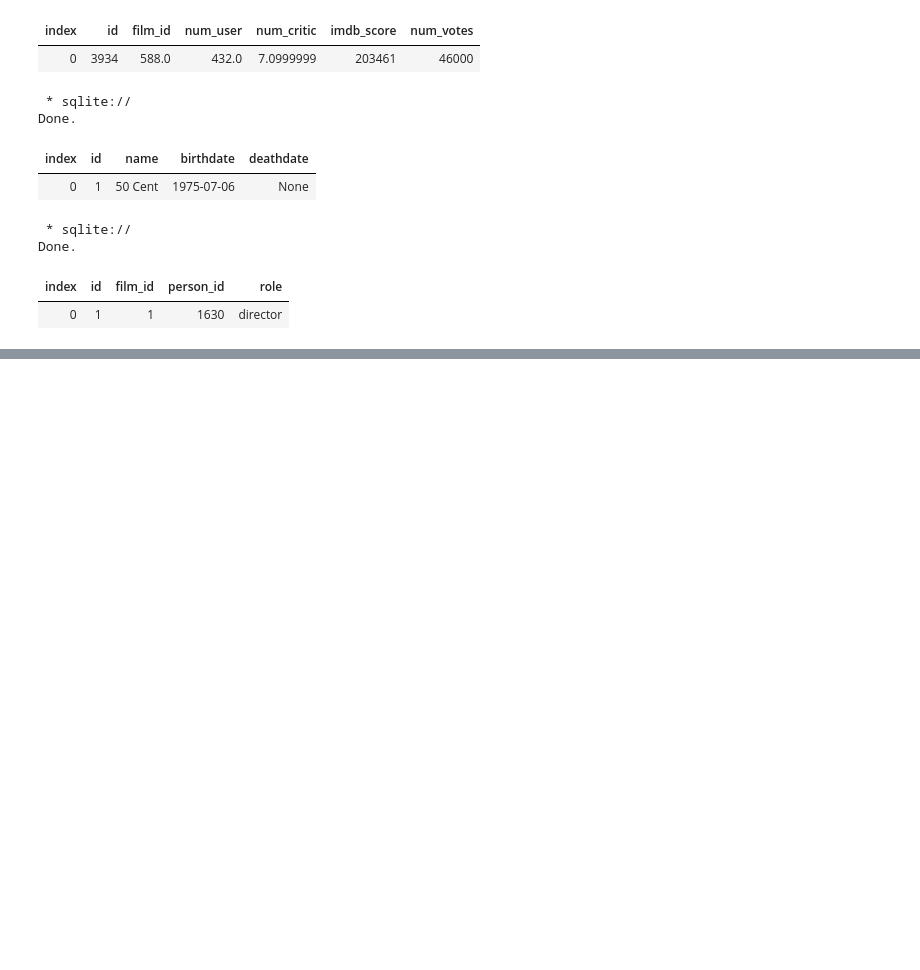
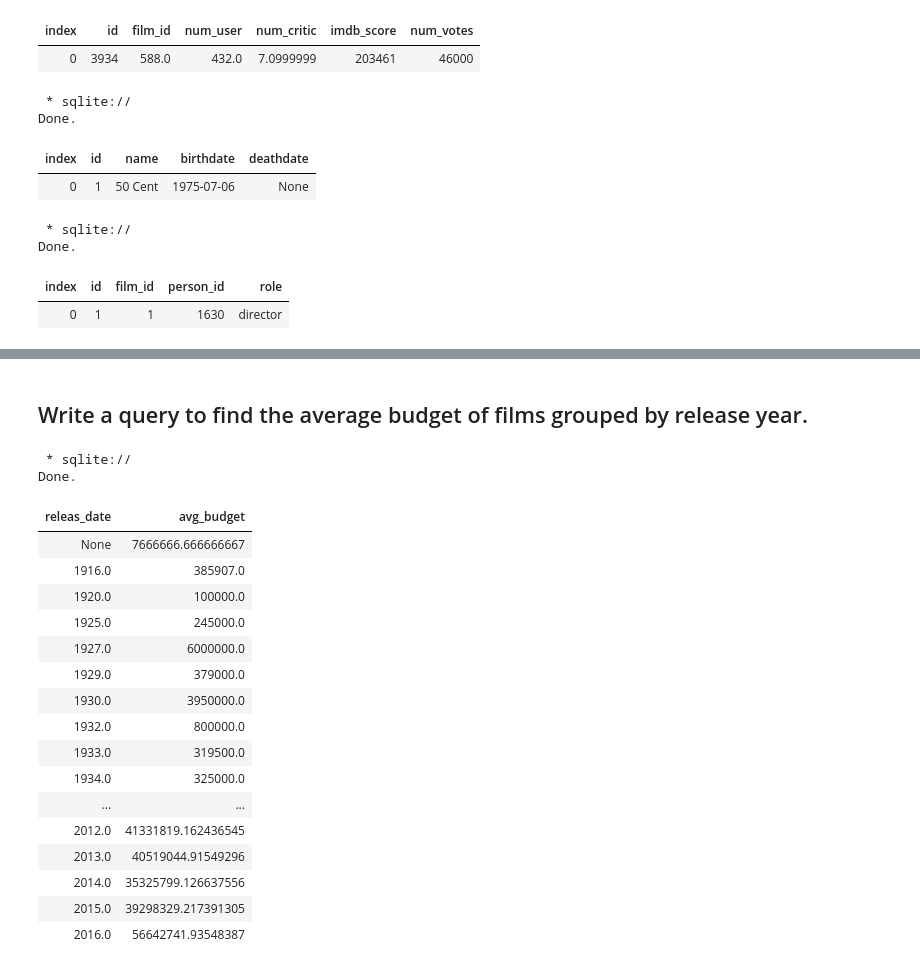
Before and after one commit to UznetDev/Data-science-home-work, a Jupyter notebook: 20_Avg_2024_home_work.ipynb, the cells around one changed output, grey strips where cells are left out. Saved outputs shown, nothing was run; the diff lists cells and outputs as text; code cells hidden in the pictures; blank space fills up the shorter version.

```diff
--- a/20_Avg_2024_home_work.ipynb
+++ b/20_Avg_2024_home_work.ipynb
@@ -93,0 +123,27 @@ Done.
+# %% [markdown]
+## Write a query to find the average budget of films grouped by release year.
+# %%
+%%sql SELECT releas_date, AVG(budget) AS avg_budget
+FROM films
+GROUP BY releas_date
+ORDER BY releas_date;
+# %% [output]
+ * sqlite://
+Done.
+| releas_date | avg_budget |
+| None | 7666666.666666667 |
+| 1916.0 | 385907.0 |
+| 1920.0 | 100000.0 |
+| 1925.0 | 245000.0 |
+| 1927.0 | 6000000.0 |
+| 1929.0 | 379000.0 |
+| 1930.0 | 3950000.0 |
+| 1932.0 | 800000.0 |
+| 1933.0 | 319500.0 |
+| 1934.0 | 325000.0 |
+| ... | ... |
+| 2012.0 | 41331819.162436545 |
+| 2013.0 | 40519044.91549296 |
+| 2014.0 | 35325799.126637556 |
+| 2015.0 | 39298329.217391305 |
+| 2016.0 | 56642741.93548387 |
```
Also changed, not shown: parts of 15 cells of this notebook.
